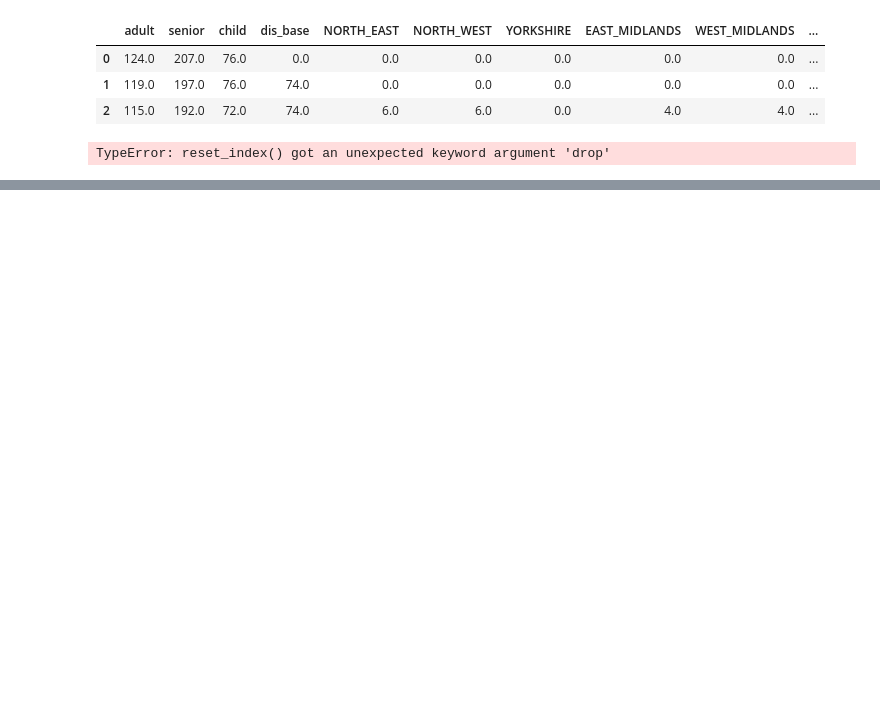
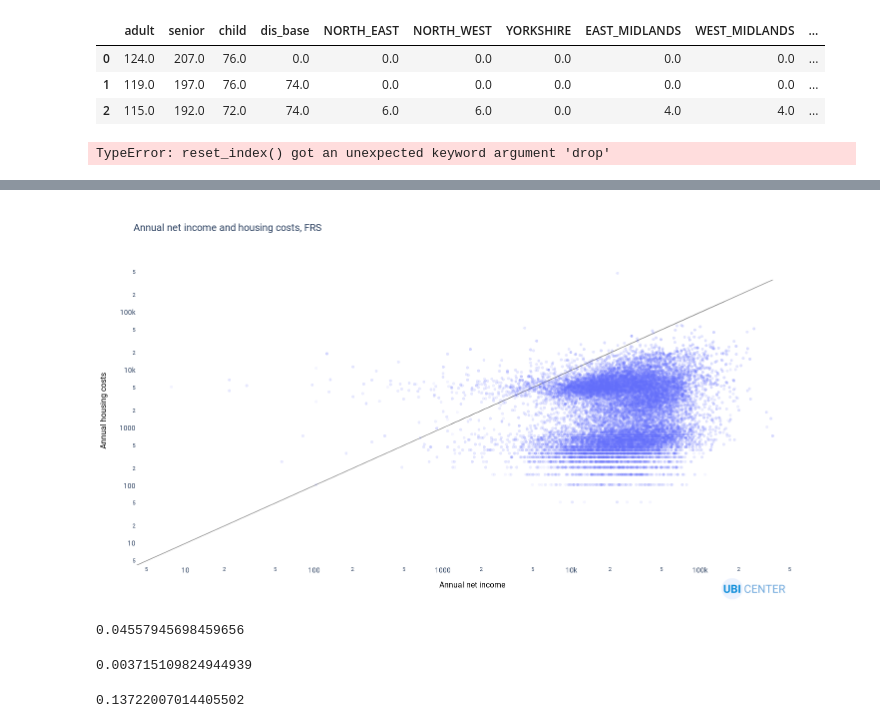
Before and after one commit to UBICenter/uk, a Jupyter notebook: jb/scratch.ipynb, the cells around one changed output, grey strips where cells are left out. Drawn from its saved outputs; the diff is of its cells as text; code cells hidden in the pictures; blank space fills up the shorter version.

```diff
--- a/jb/scratch.ipynb
+++ b/jb/scratch.ipynb
@@ -264,0 +278,4 @@ TypeError: reset_index() got an unexpected keyword argument 'drop'
+# %%
+housing = mdf.MicroDataFrame(baseline_sim.df(["housing_costs", "household_net_income", "tenure_type", "household_weight"],
+                                             map_to="household"),
+                             weights="household_weight")
@@ -265,3 +315,31 @@ TypeError: reset_index() got an unexpected keyword argument 'drop'
+# %%
+import plotly.express as px
+import plotly.graph_objects as go
+import ubicenter
+fig = px.scatter(housing, "household_net_income", "housing_costs", log_x=True, log_y=True,
+                 labels={"housing_costs": "Annual housing costs", "household_net_income": "Annual net income"},
+                 title="Annual net income and housing costs, FRS", opacity=np.sqrt(housing.household_weight) / np.sqrt(housing.household_weight).max())
+fig.add_trace(go.Scatter(x=housing.household_net_income, y=housing.household_net_income, line=dict(color='gray', width=1)))
+fig.update_layout(showlegend=False)
+ubicenter.format_fig(fig)
+# %% [output]
+[figure, added]
+# %%
+housing["housing_exceeds_income"] = housing.housing_costs > housing.household_net_income
+housing.housing_exceeds_income.mean()
+# %% [output]
+0.04557945698459656
+# %%
+housing["i"] = 1
+housing[housing.housing_costs > 30000].i.sum() / housing.i.sum()
+# %% [output]
+0.003715109824944939
+# %%
+from statsmodels.stats.weightstats import DescrStatsW
+
+DescrStatsW(housing[["housing_costs", "household_net_income"]], housing.household_weight).corrcoef[0, 1]
+# %% [output]
+0.13722007014405502
 # %%
 from openfisca_uk import IndividualSim
 import plotly.express as px
```
Also changed, not shown: parts of 22 cells of this notebook, 1 other file.
